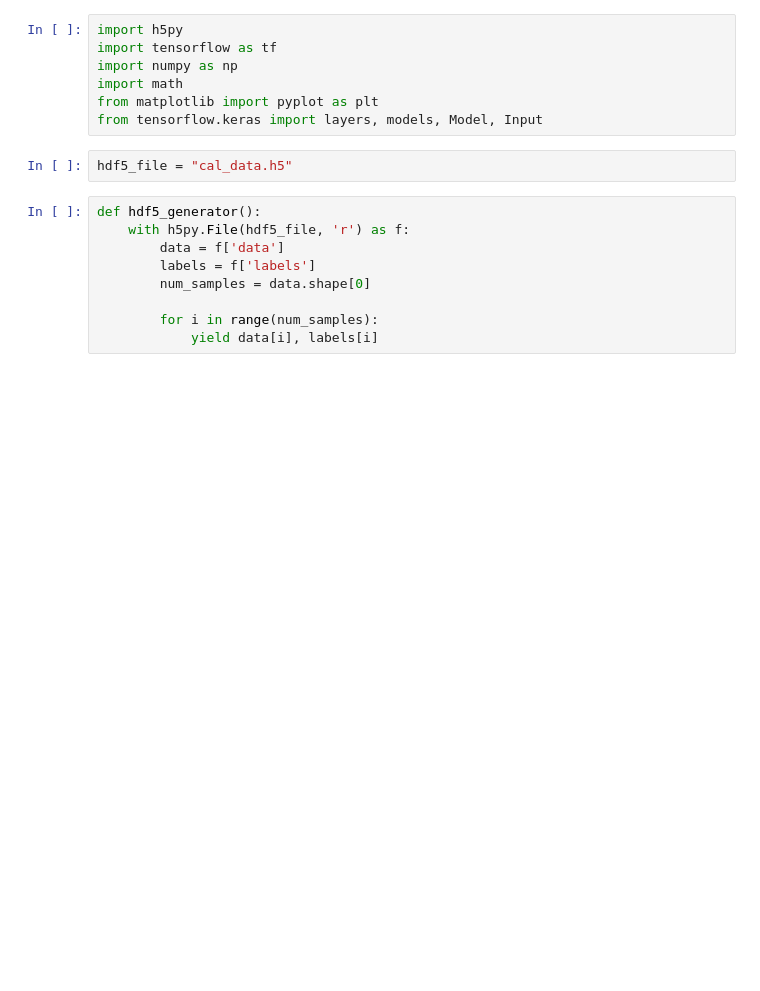
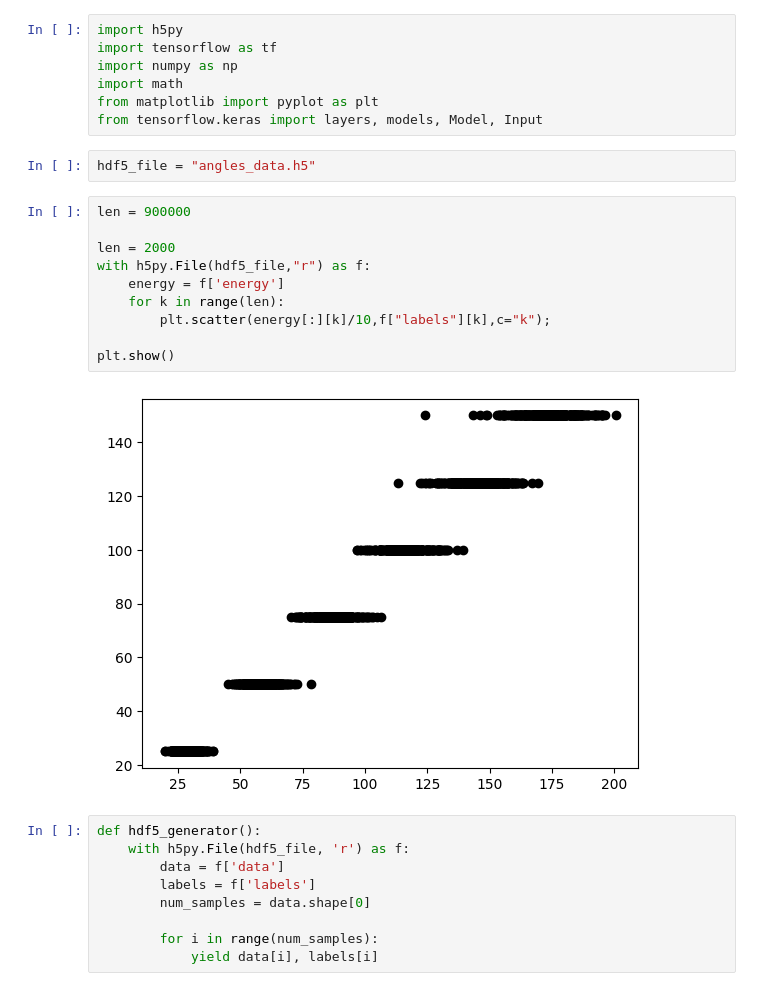
Before and after one commit to przemekk125/projekt_studencki, a Jupyter notebook: tf_reader_example.ipynb, the cells around one changed output. Cells and saved outputs as stored; diff of their text form; blank space fills up the shorter version.

Commit message:
Added classical energy counting to data_to_hdf5, tf_reader_example now has an example of how to use this energy

```diff
--- a/tf_reader_example.ipynb
+++ b/tf_reader_example.ipynb
@@ -6,7 +6,19 @@ import math
 from matplotlib import pyplot as plt
 from tensorflow.keras import layers, models, Model, Input
 # %%
-hdf5_file = "cal_data.h5"
+hdf5_file = "angles_data.h5"
+# %%
+len = 900000
+
+len = 2000
+with h5py.File(hdf5_file,"r") as f:
+    energy = f['energy']
+    for k in range(len):
+        plt.scatter(energy[:][k]/10,f["labels"][k],c="k");
+
+plt.show()
+# %% [output]
+[figure, added]
 # %%
 def hdf5_generator():
     with h5py.File(hdf5_file, 'r') as f:
```
Also changed, not shown: 1 other file.
